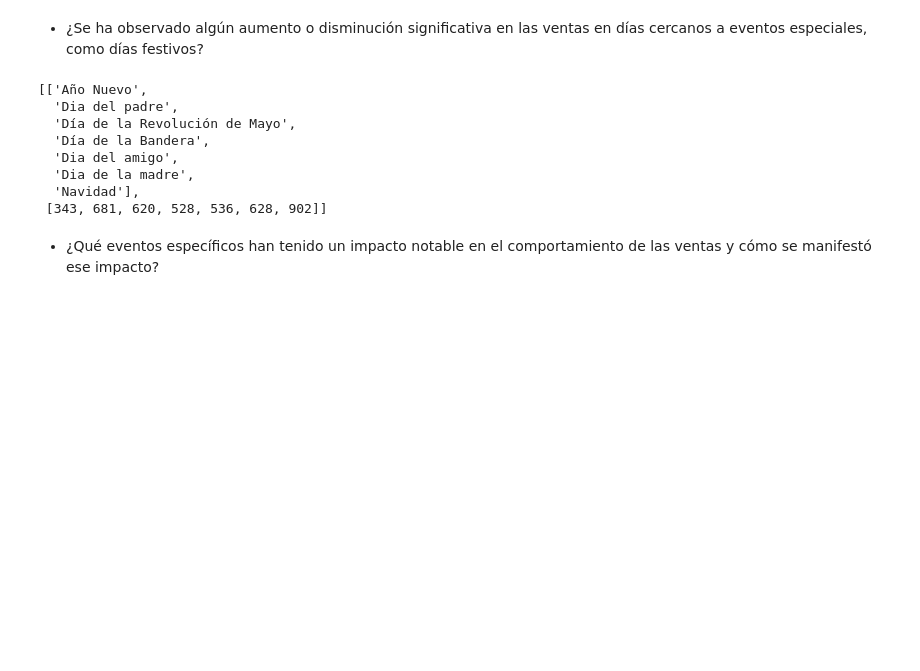
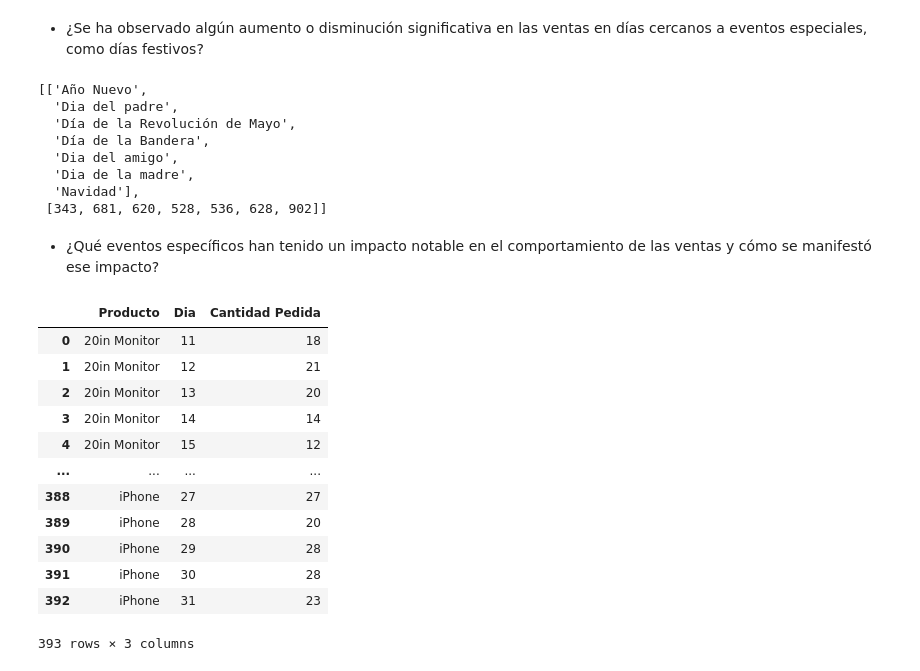
Before and after one commit to SOFT-cRONOS/BigData-Actividades, a Jupyter notebook: U3-Analisis de datos - TP 1/BD-TP1-VENTAS.ipynb, the cells around one changed output. Drawn from its saved outputs; the diff is of its cells as text; code cells hidden in the pictures; blank space fills up the shorter version.

```diff
--- a/U3-Analisis de datos - TP 1/BD-TP1-VENTAS.ipynb
+++ b/U3-Analisis de datos - TP 1/BD-TP1-VENTAS.ipynb
@@ -87,6 +87,7 @@ for archivo in archivos:
     df_ventas['Cantidad Pedida'] = df_ventas['Cantidad Pedida'].astype(int)
     df_ventas['Precio Unitario'] = df_ventas['Precio Unitario'].astype(float)
 
+    dataframe_mes = dataframe_mes[dataframe_mes["año"] == 2019]
     #carga el df en un elemento del array dataframes
     dataframes[mes] = df_ventas
     #ejemplo dataframes['Marzo'] = Dataset_de_ventas_Marzo.csv
@@ -545,3 +543,31 @@ fig.show()
 # %% [markdown]
 * ¿Qué eventos específicos han tenido un impacto notable en el comportamiento de
 las ventas y cómo se manifestó ese impacto?
+# %%
+fechas_analisis = 25
+detalle_dias_festivos = ['Año Nuevo','Dia del padre', 'Día de la Revolución de Mayo','Día de la Bandera', 'Día de la Independencia', 'Dia del amigo','Dia de la madre', 'Navidad']
+
+from datetime import datetime, timedelta
+una_fecha = '20/04/2019'
+fecha_dt = datetime.strptime(una_fecha, '%d/%m/%Y')
+fecha =datetime.today()+timedelta(days=-1)
+
+
+ventas_antes_fecha = df_extraidos['Diciembre'][(df_extraidos['Diciembre']["Dia"] <= fechas_analisis + 7) & (df_extraidos['Diciembre']["Dia"] >= (fechas_analisis - 14))]
+ventas_antes_fecha = ventas_antes_fecha.groupby(['Producto','Dia'])['Cantidad Pedida'].sum()
+ventas_antes_fecha = ventas_antes_fecha.reset_index()
+ventas_antes_fecha
+# %% [output]
+|  | Producto | Dia | Cantidad Pedida |
+| 0 | 20in Monitor | 11 | 18 |
+| 1 | 20in Monitor | 12 | 21 |
+| 2 | 20in Monitor | 13 | 20 |
+| 3 | 20in Monitor | 14 | 14 |
+| 4 | 20in Monitor | 15 | 12 |
+| ... | ... | ... | ... |
+| 388 | iPhone | 27 | 27 |
+| 389 | iPhone | 28 | 20 |
+| 390 | iPhone | 29 | 28 |
+| 391 | iPhone | 30 | 28 |
+| 392 | iPhone | 31 | 23 |
+393 rows × 3 columns
```
Also changed, not shown: parts of 6 cells of this notebook.
